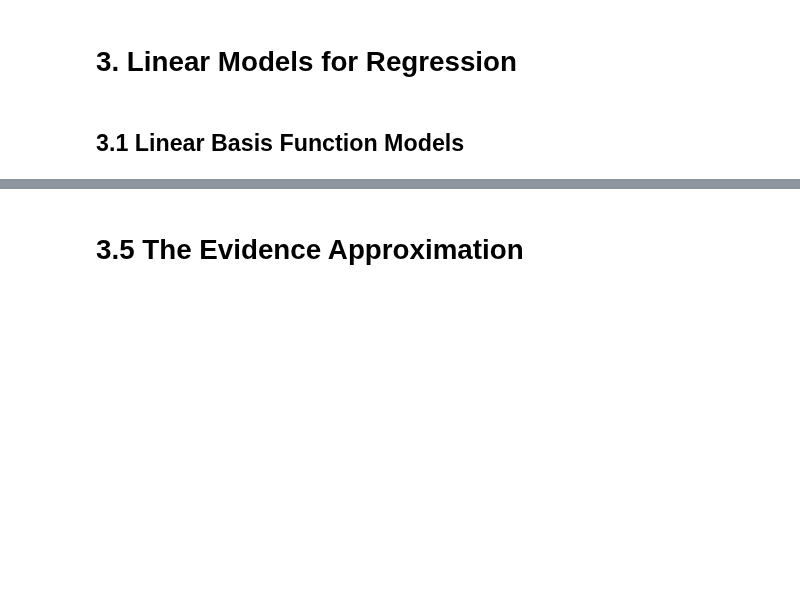
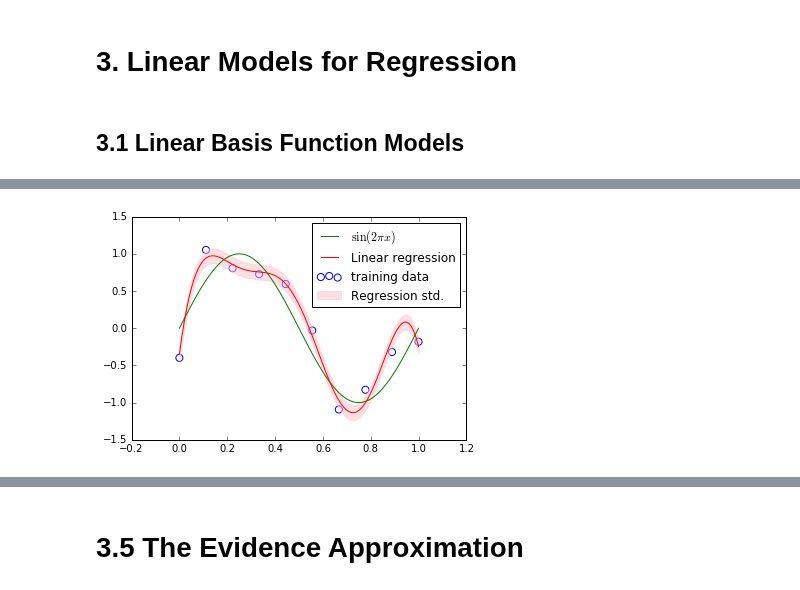
Before and after one commit to ctgk/PRML, a Jupyter notebook: ch03_Linear_Models_for_Regression.ipynb, the cells around one changed output, grey strips where cells are left out. Saved outputs shown, nothing was run; the diff lists cells and outputs as text; code cells hidden in the pictures; blank space fills up the shorter version.

```diff
--- a/ch03_Linear_Models_for_Regression.ipynb
+++ b/ch03_Linear_Models_for_Regression.ipynb
@@ -23,0 +55,29 @@ for i, X in enumerate([X_polynomial, X_gaussian, X_sigmoidal]):
+# %%
+def sinusoidal(x):
+    return np.sin(2 * np.pi * x)
+
+x_train, y_train = create_toy_data(sinusoidal, 10, 0.25)
+x_test = np.linspace(0, 1, 100)
+y_test = sinusoidal(x_test)
+
+# select one of the three features below
+# feature = features.Polynomial(5)
+feature = features.Gaussian(np.linspace(0, 1, 5), 0.1)
+# feature = features.Sigmoidal(np.linspace(0, 1, 5), 10)
+
+X_train = feature.transform(x_train)
+X_test = feature.transform(x_test)
+model = regressions.LinearRegression()
+model.fit(X_train, y_train)
+y = model.predict(X_test)
+
+plt.scatter(x_train, y_train, facecolor="none", edgecolor="b", s=50, label="training data")
+plt.plot(x_test, y_test, c="g", label="$\sin(2\pi x)$")
+plt.plot(x_test, y, c="r", label="Linear regression")
+plt.fill_between(
+    x_test, y - np.sqrt(model.var), y + np.sqrt(model.var),
+    color="pink", alpha=0.5, label="Regression std.")
+plt.legend()
+plt.show()
+# %% [output]
+[figure, added]
```
Also changed, not shown: parts of 15 cells of this notebook.
